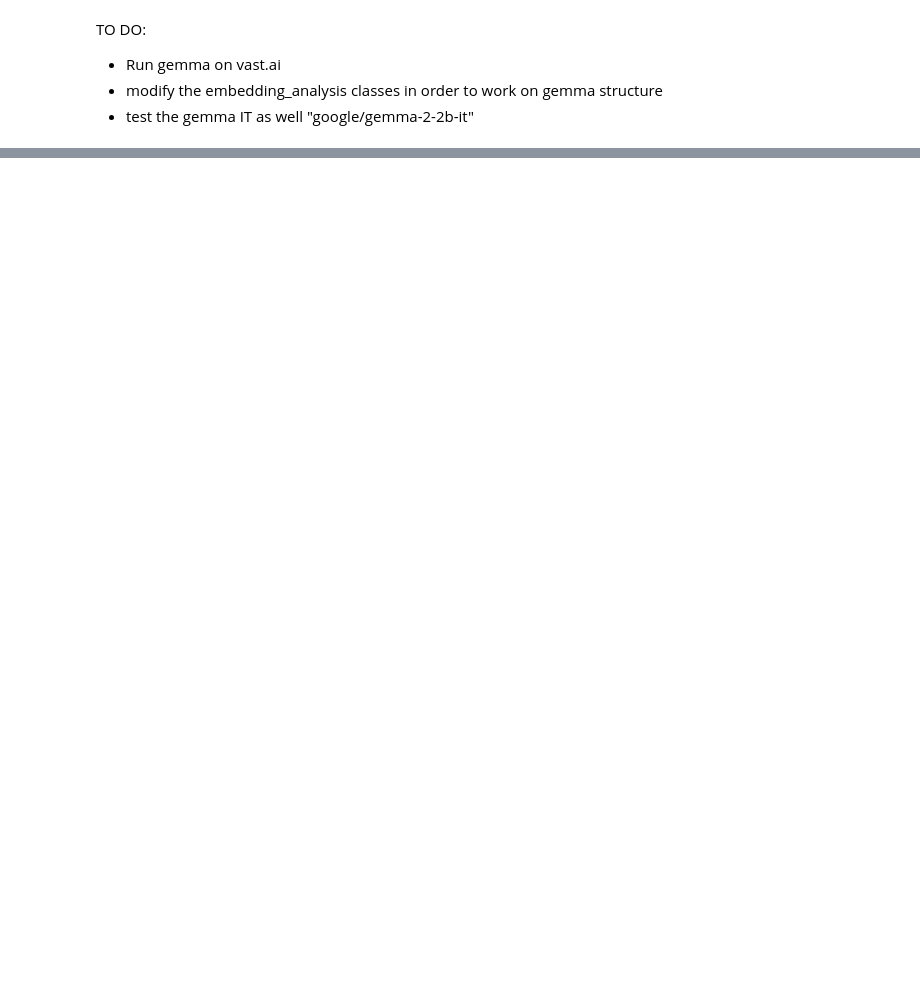
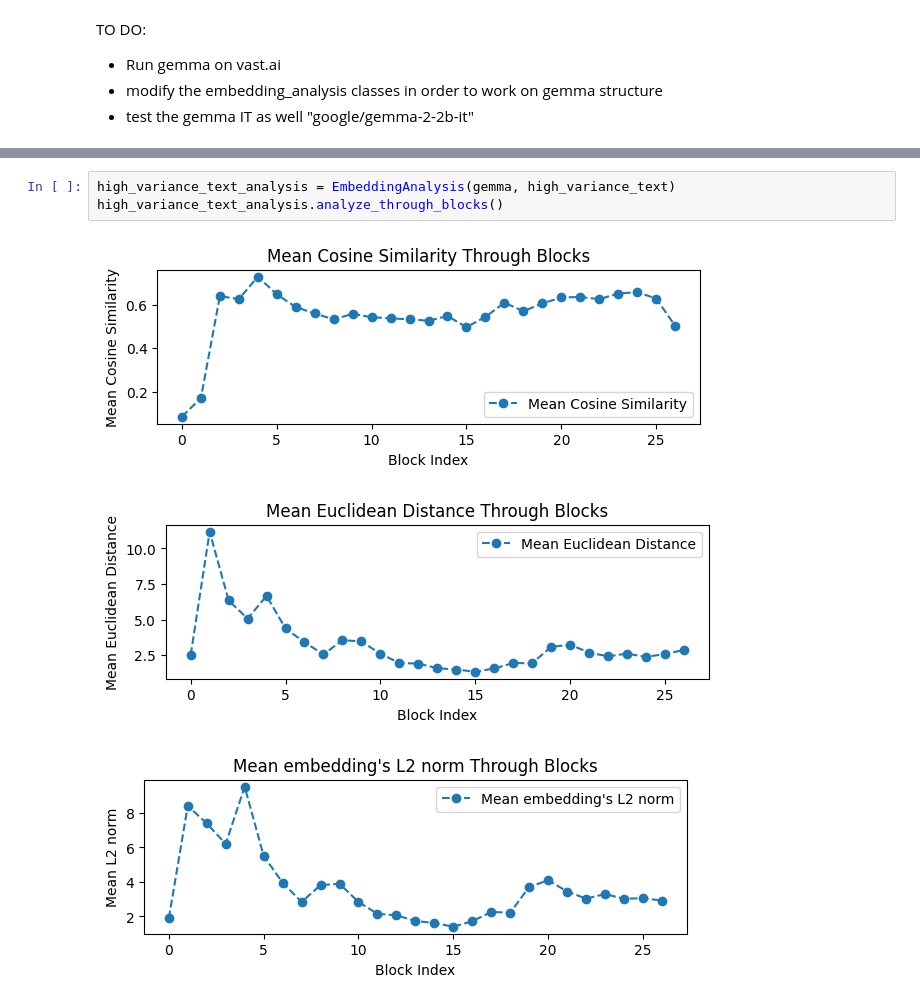
Before and after one commit to gitary/feature_circuit_ari, a Jupyter notebook: experiments/gemma_semantic_dispersion.ipynb, the cells around one changed output, grey strips where cells are left out. Drawn from its saved outputs; the diff is of its cells as text; blank space fills up the shorter version.

```diff
--- a/experiments/gemma_semantic_dispersion.ipynb
+++ b/experiments/gemma_semantic_dispersion.ipynb
@@ -93,0 +123,7 @@ NNsightError: CUDA out of memory. Tried to allocate 82.00 MiB. GPU 0 has a total
+# %%
+high_variance_text_analysis = EmbeddingAnalysis(gemma, high_variance_text)
+high_variance_text_analysis.analyze_through_blocks()
+# %% [output]
+[figure, added]
+[figure, added]
+[figure, added]
```
Also changed, not shown: parts of 9 cells of this notebook, 3 other files.
